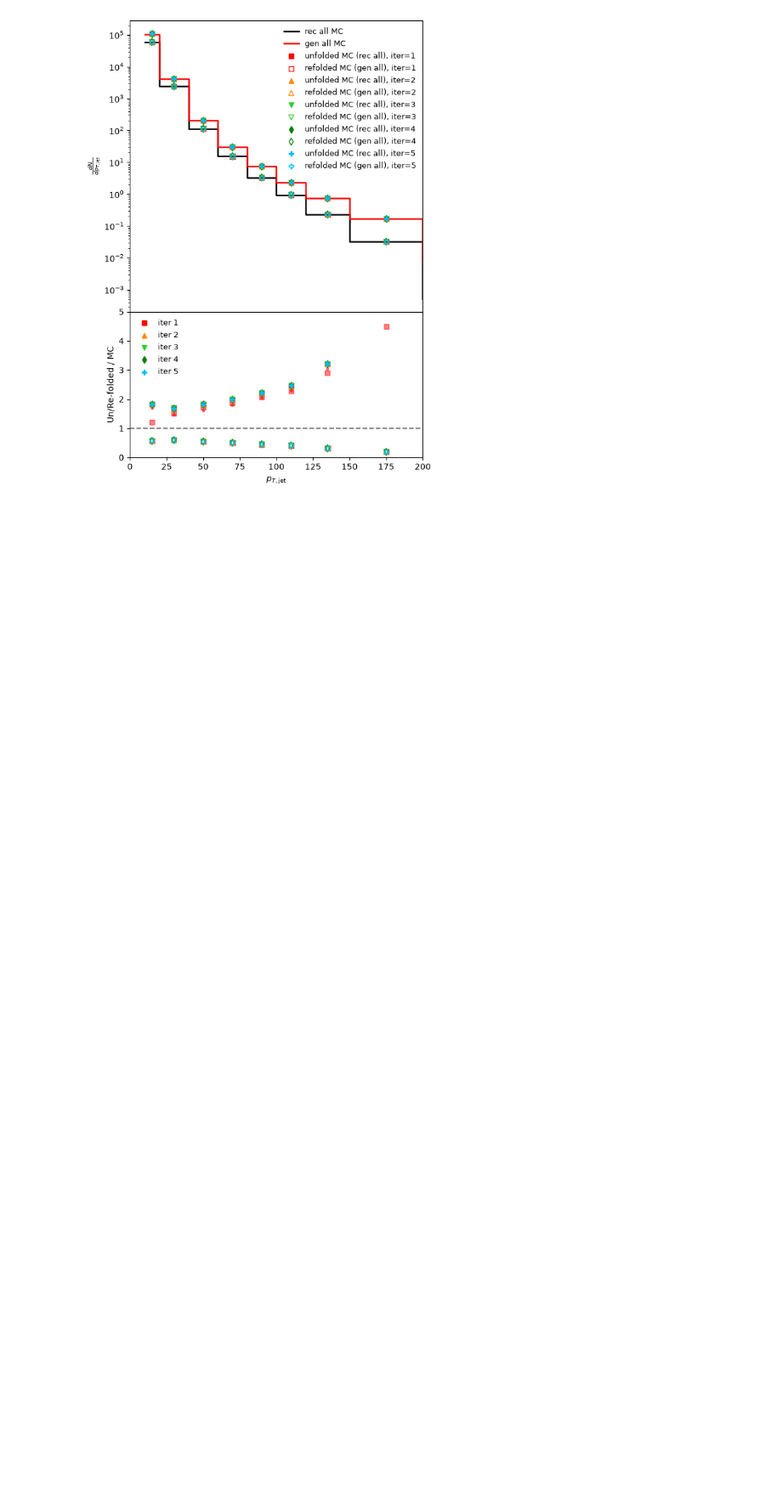
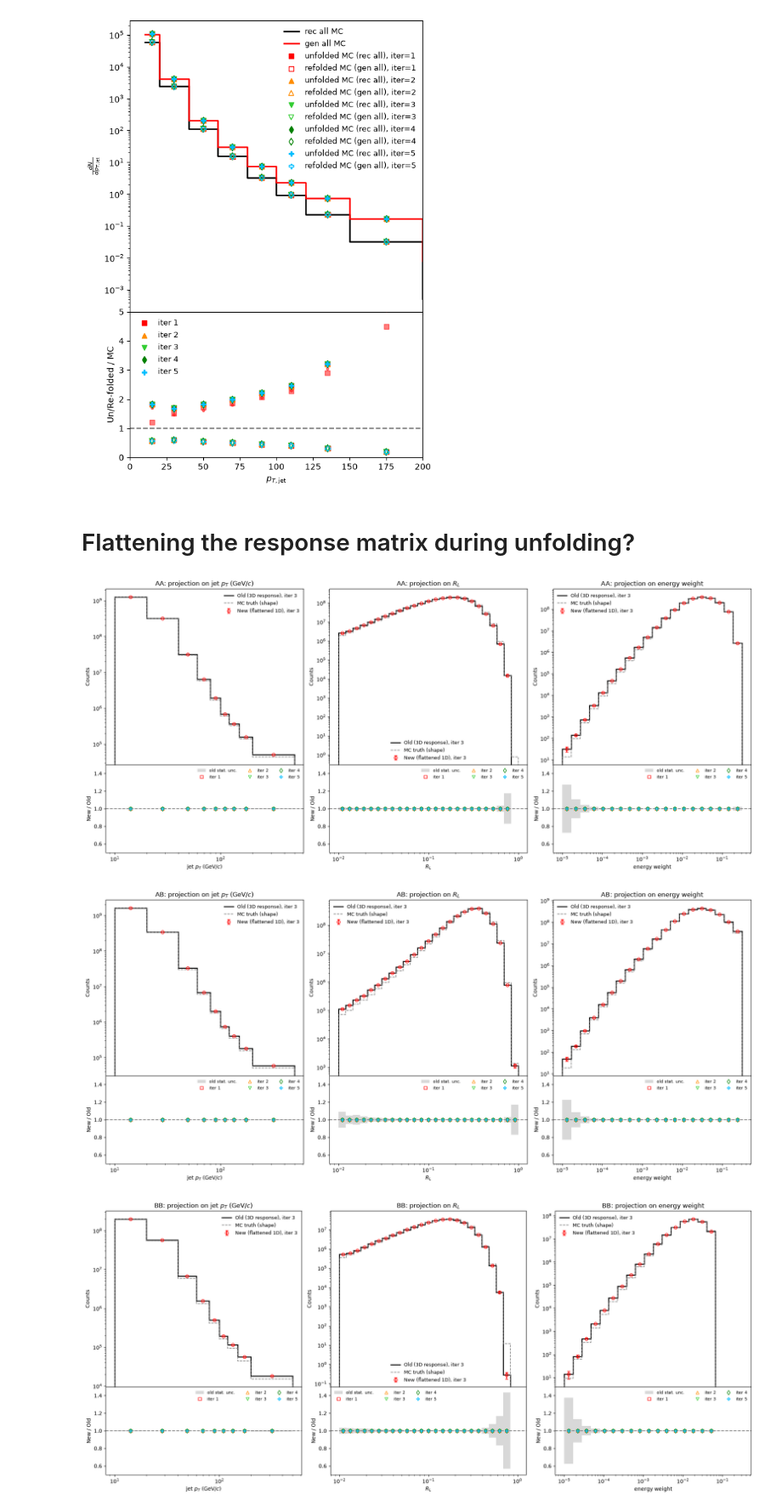
Before and after one commit to y-song/alian, a Jupyter notebook: decoding_histograms.ipynb, the cells around one changed output. Shown at 85% size. Cells and saved outputs as stored; diff of their text form; code cells hidden in the pictures; blank space fills up the shorter version.

```diff
--- a/decoding_histograms.ipynb
+++ b/decoding_histograms.ipynb
@@ -901,3 +860,5 @@ fig.tight_layout()
 plt.show()
 # %% [output]
 [figure]
+# %% [markdown]
+# Flattening the response matrix during unfolding?
@@ -903,0 +911,63 @@ plt.show()
+# %%
+def compare_projections(lab, it_show=3, show_truth=True):
+    v_old, e_old, edges = load_unf(f_old, lab, it_show)
+    v_new, e_new, _     = load_unf(f_new, lab, it_show)
+    if show_truth:
+        v_tru, _, _ = load(f_rm, f"groomed_{lab}_gen_unmatched")
+
+    fig, axs = plt.subplots(2, 3, figsize=(18, 8), sharex='col',
+                            gridspec_kw={'hspace': 0, 'height_ratios': [2, 1]})
+
+    for a in range(3):
+        x = centers(edges[a], log_x[a])
+
+        # ---- top: distributions ----
+        ax = axs[0, a]
+        p_old, pe_old = project(v_old, e_old, a)
+        p_new, pe_new = project(v_new, e_new, a)
+
+        ax.stairs(p_old, edges[a], color='black', lw=1.8, label=f"Old (3D response), iter {it_show}")
+        ax.errorbar(x, p_new, yerr=pe_new, fmt='o', color='red', mfc='none', capsize=3,
+                    linestyle='None', label=f"New (flattened 1D), iter {it_show}")
+        if show_truth:
+            p_tru = v_tru.sum(axis=tuple(k for k in range(3) if k != a))
+            p_tru = p_tru * p_new.sum() / p_tru.sum()
+            ax.stairs(p_tru, edges[a], color='gray', ls='--', lw=1.2, label="MC truth (shape)")
+
+        if log_x[a]: ax.set_xscale('log')
+        ax.set_yscale('log')
+        ax.set_ylabel("Counts")
+        ax.set_title(f"{lab}: projection on {axis_names[a]}")
+        ax.legend(frameon=False, fontsize=9)
+
+        # ---- bottom: new / old for all iterations ----
+        ax = axs[1, a]
+        rel_err_old = ratio(pe_old, p_old, fill=0)
+        ax.fill_between(edges[a], np.append(1 - rel_err_old, 1 - rel_err_old[-1]),
+                        np.append(1 + rel_err_old, 1 + rel_err_old[-1]),
+                        step='post', color='gray', alpha=0.3, lw=0, label="old stat. unc.")
+        ax.axhline(1, color='gray', ls='--')
+
+        for it in range(1, n_iter + 1):
+            vo, eo, _ = load_unf(f_old, lab, it)
+            vn, en, _ = load_unf(f_new, lab, it)
+            r = ratio(project(vn, en, a)[0], project(vo, eo, a)[0])
+            ax.plot(x, r, marker=L_markers[(it - 1) % len(L_markers)], color=L_colors[it - 1],
+                    ls='None', mfc='none', label=f"iter {it}")
+
+        ax.set_ylim(0.5, 1.5)
+        ax.set_xlabel(axis_names[a])
+        ax.set_ylabel("New / Old")
+        ax.legend(frameon=False, fontsize=8, ncol=3)
+
+    fig.tight_layout()
+    fig.subplots_adjust(hspace=0)
+    plt.show()
+
+
+for lab in labels:
+    compare_projections(lab, it_show=3)
+# %% [output]
+[figure, added]
+[figure, added]
+[figure, added]
```
Also changed, not shown: parts of 7 cells of this notebook, 11 other files.
